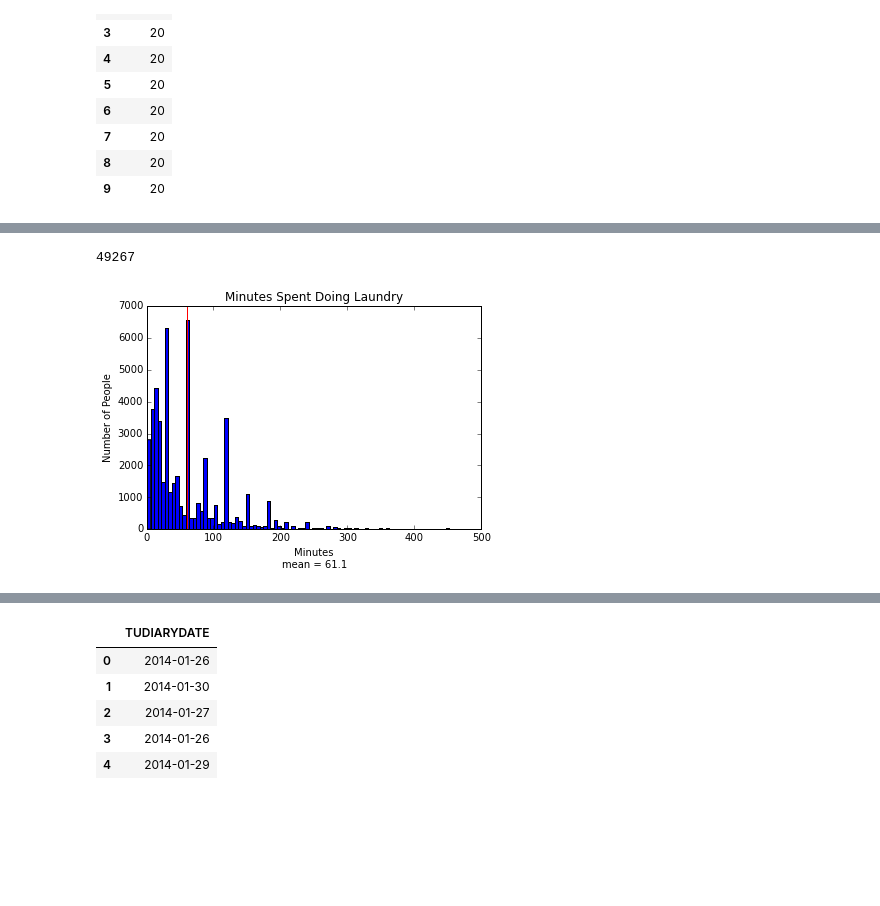
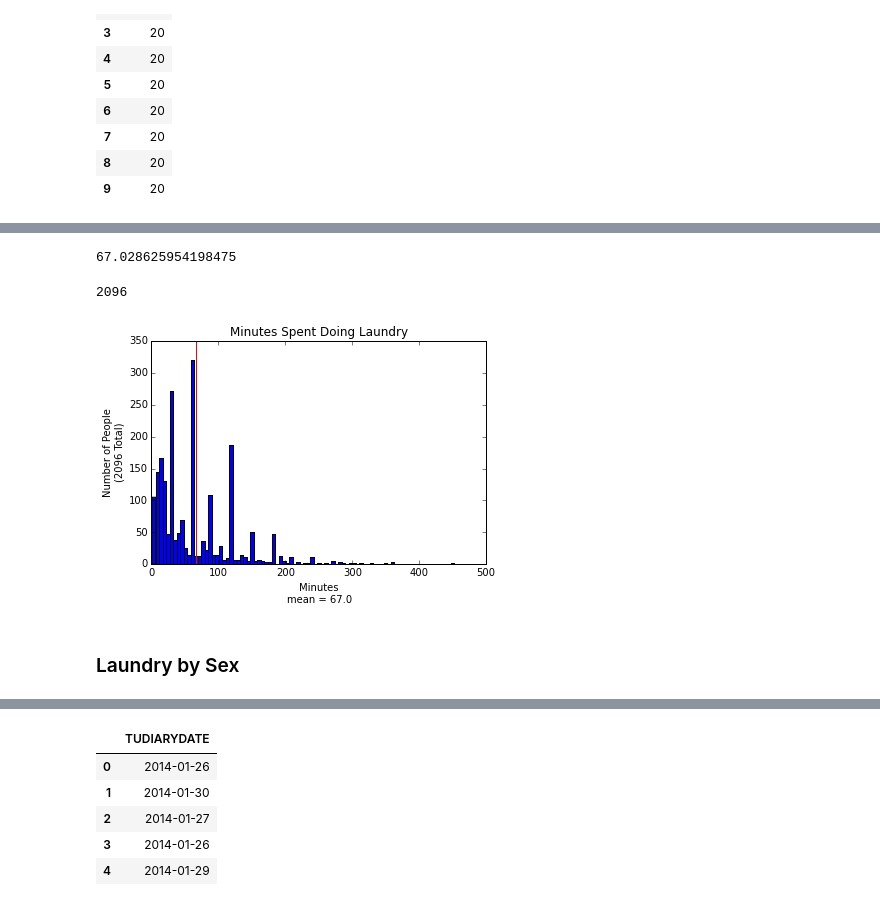
Before and after one commit to ahartz1/atus-analysis, a Jupyter notebook: atus-analysis.ipynb, the cells around one changed output, grey strips where cells are left out. Saved outputs shown, nothing was run; the diff lists cells and outputs as text; code cells hidden in the pictures; blank space fills up the shorter version.

Commit message:
Add laundry by sex and parents of children

```diff
--- a/atus-analysis.ipynb
+++ b/atus-analysis.ipynb
@@ -107,11 +98,22 @@ laundry_mean[0]
+# %%
+laundry = summary[summary['t020102'] > 0]
+laundry_mean = laundry['t020102'].mean()
+laundry_mean
+# %% [output]
+67.028625954198475
+# %%
+len(laundry['TUCASEID'].unique())
+# %% [output]
+2096
 # %%
-print(len(merged[merged.t020102 > 0]['t020102']))
-merged[merged.t020102 > 0]['t020102'].plot(kind='hist', bins=90, title='Minutes Spent Doing Laundry')
-plt.xlabel('Minutes\nmean = {:.1f}'.format(laundry_mean[0]))
-plt.ylabel('Number of People')
+laundry['t020102'].plot(kind='hist', bins=90,
+                        title='Minutes Spent Doing Laundry')
+plt.xlabel('Minutes\nmean = {:.1f}'.format(laundry_mean))
+plt.ylabel('Number of People\n({} Total)'.format(len(laundry)))
 ymin, ymax = plt.ylim()
 plt.vlines(laundry_mean, 0, ymax, color='red')
 plt.show()
 # %% [output]
-49267
-[figure, old version]
+[figure, new version]
+# %% [markdown]
+### Laundry by Sex
```
Also changed, not shown: parts of 33 cells of this notebook.
